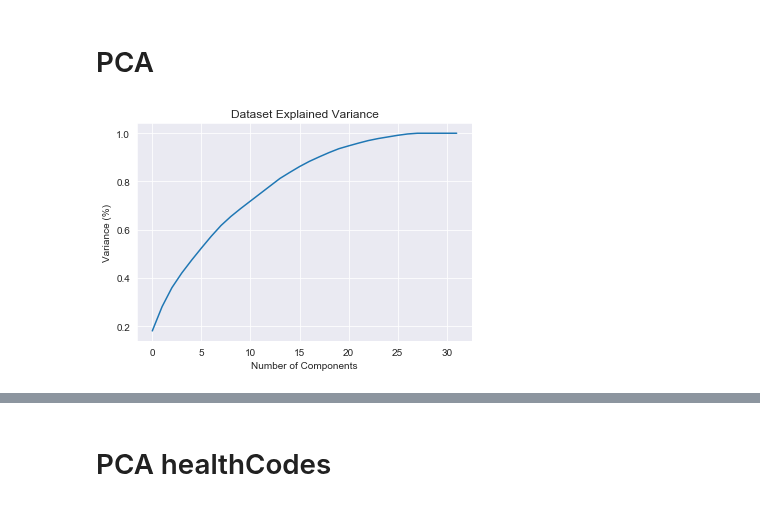
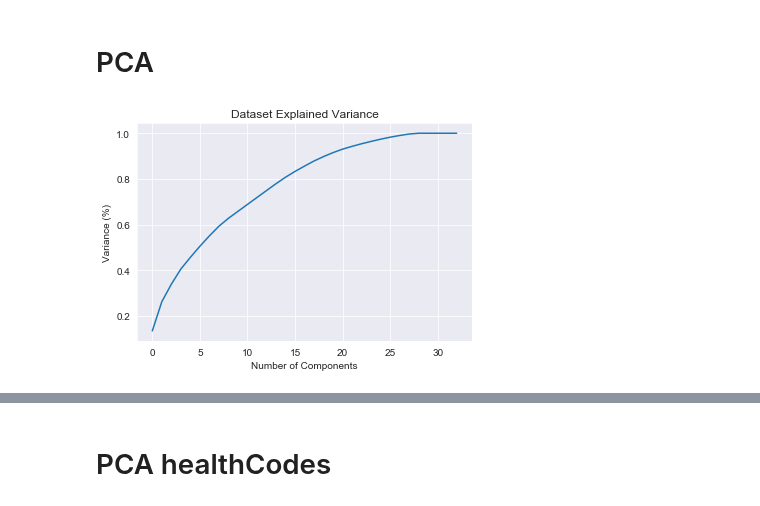
Before and after one commit to arytontediarjo/mPower-Analysis, a Jupyter notebook: Notebooks/CLUSTER_ANALYSIS.ipynb, the cells around one changed output, grey strips where cells are left out. Drawn from its saved outputs; the diff is of its cells as text; code cells hidden in the pictures.

```diff
--- a/Notebooks/CLUSTER_ANALYSIS.ipynb
+++ b/Notebooks/CLUSTER_ANALYSIS.ipynb
@@ -43,20 +48,24 @@ y = data[["version", "PD"]]
+# %%
+scaler = StandardScaler()
+X = data.drop(["version", "PD", "gender", "recordId"], axis = 1)
+y = data[["version", "PD"]]
+X_scaled = scaler.fit_transform(X)
+#Plotting the Cumulative Summation of the Explained Variance
+pca = PCA().fit(X_scaled)
+plt.figure()
+plt.plot(np.cumsum(pca.explained_variance_ratio_))
+plt.xlabel('Number of Components')
+plt.ylabel('Variance (%)') #for each component
+plt.title('Dataset Explained Variance')
+plt.grid()
+plt.show()
+# %% [output]
+[figure, added]
 # %%
 X_scaled = scaler.fit_transform(X)
 pca = PCA(n_components = 30)
 principal_comp = pca.fit_transform(X_scaled)
 principal_df = pd.DataFrame(data = principal_comp)
 principal_df = pd.concat([principal_df, y], axis = 1)
-# %%
-#Plotting the Cumulative Summation of the Explained Variance
-pca = PCA().fit(X_scaled)
-plt.figure()
-plt.plot(np.cumsum(pca.explained_variance_ratio_))
-plt.xlabel('Number of Components')
-plt.ylabel('Variance (%)') #for each component
-plt.title('Dataset Explained Variance')
-plt.grid()
-plt.show()
-# %% [output]
-[figure, removed]
 # %%
 plt.figure(figsize=(10,8))
```
Also changed, not shown: parts of 21 cells of this notebook, 17 other files.
